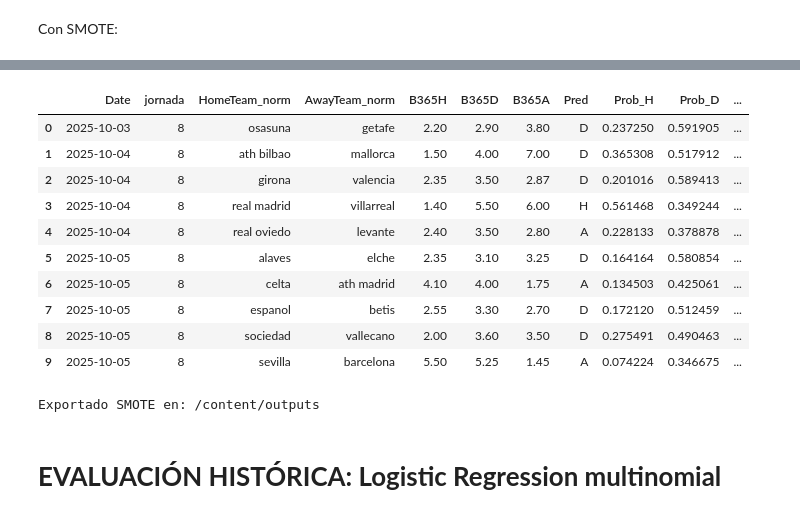
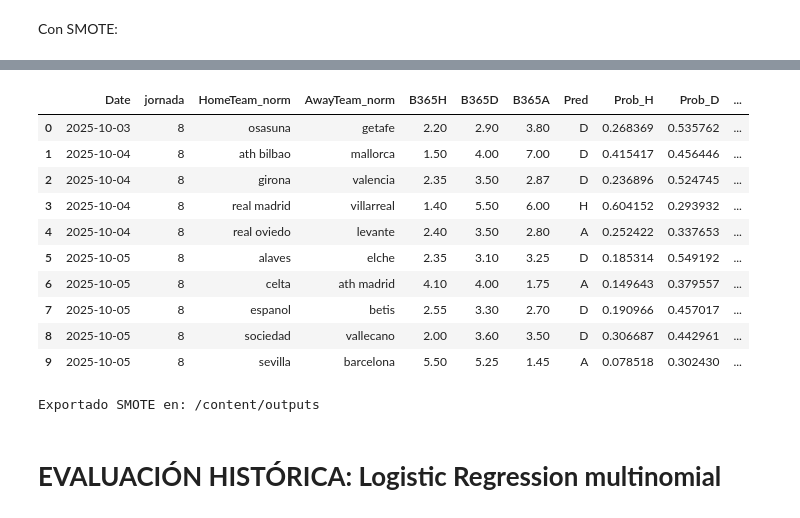
Before and after one commit to manuferrod/laliga-predictor-engine, a Jupyter notebook: notebooks/MODELOS.ipynb, the cells around one changed output, grey strips where cells are left out. Saved outputs shown, nothing was run; the diff lists cells and outputs as text; code cells hidden in the pictures.

```diff
--- a/notebooks/MODELOS.ipynb
+++ b/notebooks/MODELOS.ipynb
@@ -297,89 +276,72 @@ Exportado BASE en: /content/outputs
 Con SMOTE:
 # %%
 # =========================
-# PREDICCIÓN (SMOTE) + B365 + export (sin df_old)
+# PREDICCIÓN (SMOTE) + B365 + export (solo con Matchweek)
 # =========================
 
-# --- Detectar automáticamente la próxima jornada COMPLETA (10), como en baseline actualizado ---
+# --- util fecha/temporada ---
 def _season_from_run_date(run_date_str: str) -> int:
     d = pd.to_datetime(run_date_str)
     return int(d.year) if d.month >= 7 else int(d.year) - 1
 
-_df_dates = df.copy()
-_df_dates["Date"] = pd.to_datetime(_df_dates["Date"]).dt.date
+# --- df_final ya cargado como df ---
+df = df.copy()
+df["Date"] = pd.to_datetime(df["Date"], errors="coerce").dt.date
+
+# RUN_DATE fallback si no existe
+if "RUN_DATE" not in globals():
+    RUN_DATE = pd.Timestamp.today().strftime("%Y-%m-%d")
 
 season_auto = _season_from_run_date(RUN_DATE)
 today_d = pd.to_datetime(RUN_DATE).date()
 
-# 1) Primero con lo que ya hay en df (sin filtrar por futuro para no perder el viernes)
+# 1) Detectar próxima jornada COMPLETA (10) a partir de df (Matchweek)
+_df_dates = df.copy()
 grp_all = (_df_dates[_df_dates["Season"] == season_auto]
-           .groupby("Wk")
-           .agg(n=("Wk","size"), dmin=("Date","min"), dmax=("Date","max"))
+           .groupby("Matchweek", dropna=True)
+           .agg(n=("Matchweek","size"), dmin=("Date","min"), dmax=("Date","max"))
            .reset_index()
-           .sort_values(["dmin","Wk"]))
+           .sort_values(["dmin","Matchweek"]))
 
 wk_next = None; start_date = None; end_date = None
 if not grp_all.empty:
     cand = grp_all[(grp_all["n"] >= 10) & (grp_all["dmax"] >= today_d)]
     if len(cand):
         row = cand.iloc[0]
-        wk_next = int(row["Wk"])
+        wk_next = int(row["Matchweek"])
         start_date = row["dmin"]; end_date = row["dmax"]
 
-# 2) Fallback: parquet de jornadas si df no está completo
-if wk_next is None:
-    PROC = Path(PROC) if "PROC" in globals() else Path("./data/02_processed")
-    for wk_path in [PROC/"wk_actualizado_2005_2025.parquet", PROC/"wk_2005_2025.parquet"]:
-        if wk_path.exists():
-            wk = pd.read_parquet(wk_path)
-            wk = wk[wk["Season"] == season_auto].copy()
-            wk["Date"] = pd.to_datetime(wk["Date"], errors="coerce").dt.date
-            g = (wk.groupby("Wk")
-                   .agg(n=("Wk","size"), dmin=("Date","min"), dmax=("Date","max"))
-                   .reset_index()
-                   .sort_values(["dmin","Wk"]))
-            cand2 = g[(g["n"] >= 10) & (g["dmax"] >= today_d)]
-            if len(cand2):
-                row = cand2.iloc[0]
-                wk_next = int(row["Wk"])
-                start_date = row["dmin"]; end_date = row["dmax"]
-                break
+assert wk_next is not None, "No pude detectar la próxima jornada (Matchweek) usando df."
+PRED_SEASON = season_auto
+print(f"[AUTO] Próxima jornada: Season={PRED_SEASON}  Matchweek={wk_next}  ({start_date}–{end_date})")
 
-assert wk_next is not None, "No pude detectar la próxima jornada."
-PRED_SEASON = season_auto
-print(f"[AUTO] Próxima jornada: Season={PRED_SEASON}  Wk={wk_next}  ({start_date}–{end_date})")
-
-# --- Normaliza fechas en df (df_final ya cargado) ---
-df = df.copy()
-df["Date"] = pd.to_datetime(df["Date"]).dt.date
-
-# --- Índices a predecir: por jornada completa (no por rango de fechas) ---
+# --- Índices a predecir: por jornada completa (no por fechas) ---
 mask_pred = (
     (df["Season"] == PRED_SEASON) &
-    (df["Wk"] == wk_next)
+    (df["Matchweek"] == wk_next)
 )
 pred_idx_sorted = (
     df.loc[mask_pred]
       .assign(_idx=lambda x: x.index)
       .sort_values(["Date","_idx"]).index.tolist()
 )
-print(f"[SMOTE] partidos a predecir: {len(pred_idx_sorted)} en jornada {wk_next}")
+print(f"[SMOTE] partidos a predecir: {len(pred_idx_sorted)} en Matchweek {wk_next}")
 
-# --- X,y evitando fugas (excluye nombres de equipos de las features) ---
+# --- X,y evitando fugas (no usar nombres, fechas, ni Matchweek/Season como features) ---
 drop_cols = [
     'FTR','target','Date','has_xg_data','overround','pimp2','B365D',
     'a_squad_size_prev_season','away_form_gd_6','home_form_gd_6',
-    'HomeTeam_norm','AwayTeam_norm',  # <- excluir nombres del modelo
-    'row_id'
+    'HomeTeam_norm','AwayTeam_norm',
+    'row_id','Season','Matchweek'
 ]
 drop_cols = [c for c in drop_cols if c in df.columns]
 
 X = df.drop(columns=drop_cols)
 y = df["target"]
 
-# === CAMBIO CLAVE (alineado con baseline): ENTRENAR SOLO CON PASADO ===
-df_dates = pd.to_datetime(df["Date"], errors="coerce").dt.date
-mask_train = (y.notna()) & (df_dates < start_date)
+# Entrenar SOLO con pasado
+df_dates_ts = pd.to_datetime(df["Date"], errors="coerce")
+mask_train = (y.notna()) & (df_dates_ts.dt.date < start_date)
 
 X_train = X.loc[mask_train].copy()
 y_train = y.loc[mask_train].astype(int)
@@ -387,10 +349,7 @@ y_train = y.loc[mask_train].astype(int)
 # X de predicción en el MISMO orden de export
 X_pred  = X.loc[pred_idx_sorted].copy()
 
-# quitar 'Season' si queda y alinear columnas
-for D in (X_train, X_pred):
-    if "Season" in D.columns:
-        D.drop(columns=["Season"], inplace=True)
+# Alinear columnas (por si faltan columnas en pred vs train)
 X_pred = X_pred.reindex(columns=X_train.columns, fill_value=np.nan)
 
 # --- Modelo SMOTE ---
@@ -417,12 +376,12 @@ for lab in ["H","D","A"]:
 proba_df_sm = proba_df_sm[["H","D","A"]].reset_index(drop=True)
 
 # --- Nombres, cuotas, jornada y fechas directamente de df (orden pred_idx_sorted) ---
-need_cols = ["Date","HomeTeam_norm","AwayTeam_norm","Wk","B365H","B365D","B365A"]
+need_cols = ["Date","HomeTeam_norm","AwayTeam_norm","Matchweek","B365H","B365D","B365A"]
 missing = [c for c in need_cols if c not in df.columns]
 assert not missing, f"Faltan columnas en df_final: {missing}"
 
 meta_ord = df.loc[pred_idx_sorted, need_cols].copy().reset_index(drop=True)
-meta_ord = meta_ord.rename(columns={"Wk": "jornada"})
+meta_ord = meta_ord.rename(columns={"Matchweek": "jornada"})
 
 # probabilidades implícitas y overround
 with np.errstate(divide="ignore", invalid="ignore"):
@@ -466,14 +425,14 @@ print("Exportado SMOTE en:", OUT)
 |  | Date | jornada | HomeTeam_norm | AwayTeam_norm | B365H | B365D | B365A | Pred | Prob_H | Prob_D | ... |
-| 0 | 2025-10-03 | 8 | osasuna | getafe | 2.20 | 2.90 | 3.80 | D | 0.237250 | 0.591905 | ... |
-| 1 | 2025-10-04 | 8 | ath bilbao | mallorca | 1.50 | 4.00 | 7.00 | D | 0.365308 | 0.517912 | ... |
-| 2 | 2025-10-04 | 8 | girona | valencia | 2.35 | 3.50 | 2.87 | D | 0.201016 | 0.589413 | ... |
-| 3 | 2025-10-04 | 8 | real madrid | villarreal | 1.40 | 5.50 | 6.00 | H | 0.561468 | 0.349244 | ... |
-| 4 | 2025-10-04 | 8 | real oviedo | levante | 2.40 | 3.50 | 2.80 | A | 0.228133 | 0.378878 | ... |
-| 5 | 2025-10-05 | 8 | alaves | elche | 2.35 | 3.10 | 3.25 | D | 0.164164 | 0.580854 | ... |
-| 6 | 2025-10-05 | 8 | celta | ath madrid | 4.10 | 4.00 | 1.75 | A | 0.134503 | 0.425061 | ... |
-| 7 | 2025-10-05 | 8 | espanol | betis | 2.55 | 3.30 | 2.70 | D | 0.172120 | 0.512459 | ... |
-| 8 | 2025-10-05 | 8 | sociedad | vallecano | 2.00 | 3.60 | 3.50 | D | 0.275491 | 0.490463 | ... |
-| 9 | 2025-10-05 | 8 | sevilla | barcelona | 5.50 | 5.25 | 1.45 | A | 0.074224 | 0.346675 | ... |
+| 0 | 2025-10-03 | 8 | osasuna | getafe | 2.20 | 2.90 | 3.80 | D | 0.268369 | 0.535762 | ... |
+| 1 | 2025-10-04 | 8 | ath bilbao | mallorca | 1.50 | 4.00 | 7.00 | D | 0.415417 | 0.456446 | ... |
+| 2 | 2025-10-04 | 8 | girona | valencia | 2.35 | 3.50 | 2.87 | D | 0.236896 | 0.524745 | ... |
+| 3 | 2025-10-04 | 8 | real madrid | villarreal | 1.40 | 5.50 | 6.00 | H | 0.604152 | 0.293932 | ... |
+| 4 | 2025-10-04 | 8 | real oviedo | levante | 2.40 | 3.50 | 2.80 | A | 0.252422 | 0.337653 | ... |
+| 5 | 2025-10-05 | 8 | alaves | elche | 2.35 | 3.10 | 3.25 | D | 0.185314 | 0.549192 | ... |
+| 6 | 2025-10-05 | 8 | celta | ath madrid | 4.10 | 4.00 | 1.75 | A | 0.149643 | 0.379557 | ... |
+| 7 | 2025-10-05 | 8 | espanol | betis | 2.55 | 3.30 | 2.70 | D | 0.190966 | 0.457017 | ... |
+| 8 | 2025-10-05 | 8 | sociedad | vallecano | 2.00 | 3.60 | 3.50 | D | 0.306687 | 0.442961 | ... |
+| 9 | 2025-10-05 | 8 | sevilla | barcelona | 5.50 | 5.25 | 1.45 | A | 0.078518 | 0.302430 | ... |
 Exportado SMOTE en: /content/outputs
 # %% [markdown]
 # **EVALUACIÓN HISTÓRICA: Logistic Regression multinomial**
```
Also changed, not shown: parts of 10 cells of this notebook.
